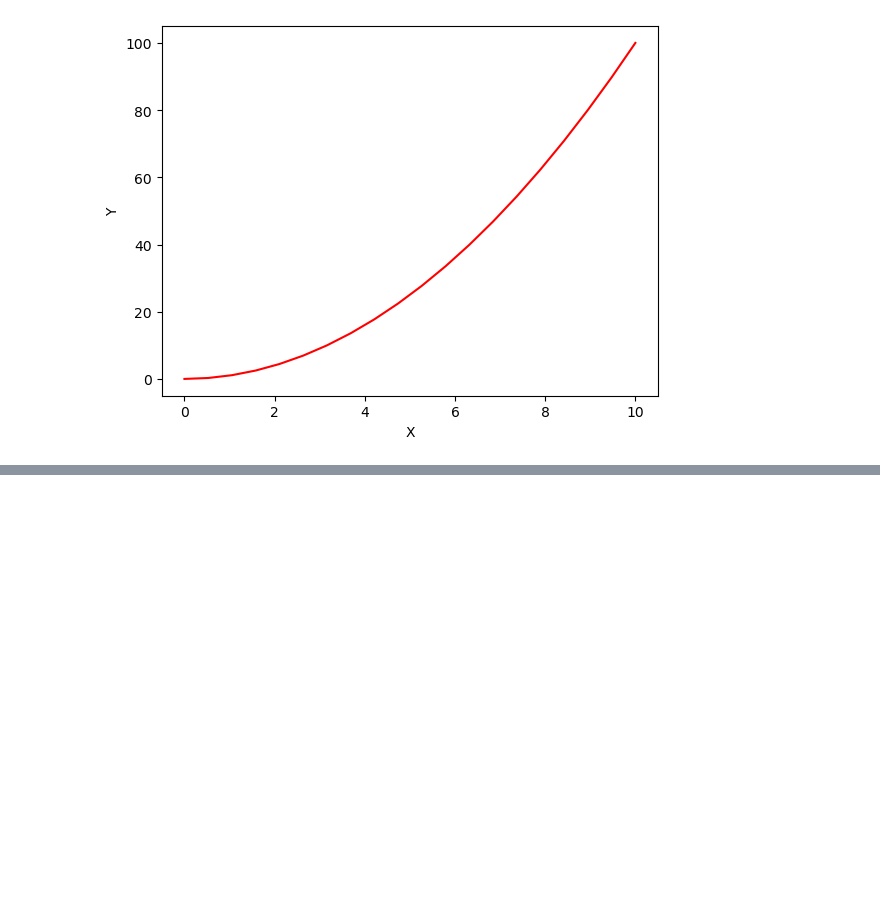
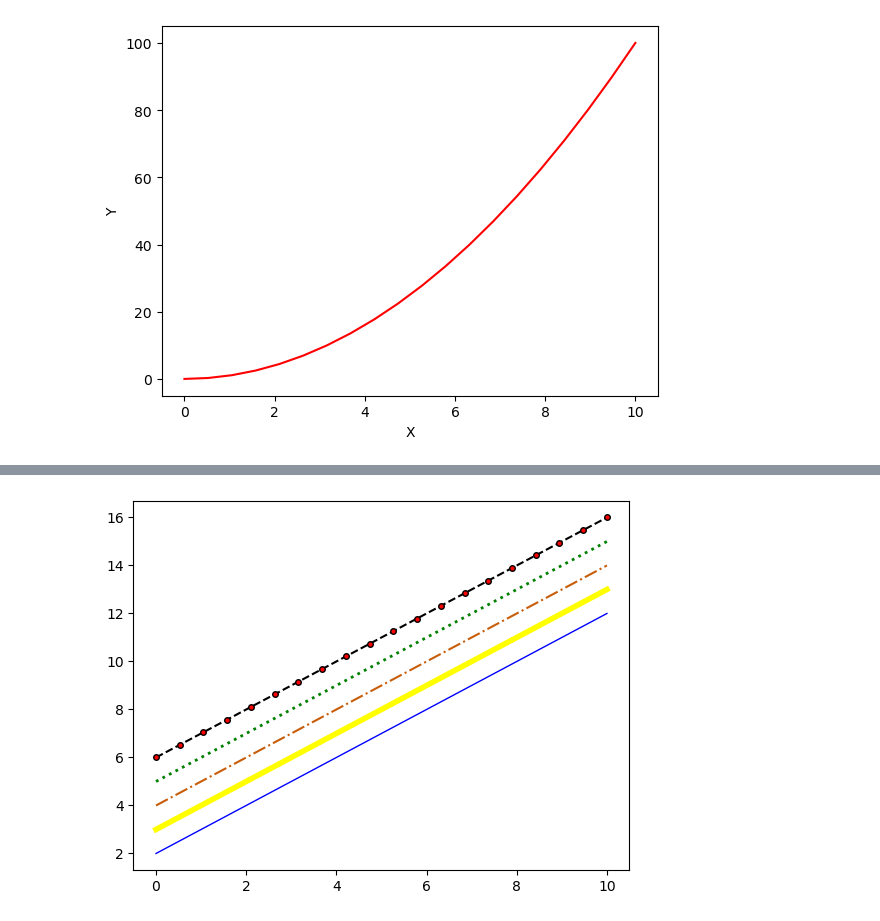
Before and after one commit to ensarakbas77/Veri-Bilimi-Makine-Ogrenmesi-100-Gunluk-Kamp, a Jupyter notebook: Matplotlib.ipynb, the cells around one changed output, grey strips where cells are left out. Drawn from its saved outputs; the diff is of its cells as text; code cells hidden in the pictures; blank space fills up the shorter version.

```diff
--- a/Matplotlib.ipynb
+++ b/Matplotlib.ipynb
@@ -43,0 +94,11 @@ plt.show()
+# %%
+(new_figure, newAxes) = plt.subplots()
+
+newAxes.plot(data1, data1 + 2, color="blue", linewidth = 1.0)
+newAxes.plot(data1, data1 + 3, color="yellow", linewidth = 4.0)
+newAxes.plot(data1, data1 + 4, color="#c85d09", linestyle = "-.")
+newAxes.plot(data1, data1 + 5, color="green", linestyle = ":" , linewidth = 2.0)
+newAxes.plot(data1, data1 + 6, color="#000000", linestyle = "--" , marker="o", markersize=4, markerfacecolor="red")
+plt.show()
+# %% [output]
+[figure, added]
```
Also changed, not shown: parts of 10 cells of this notebook.
